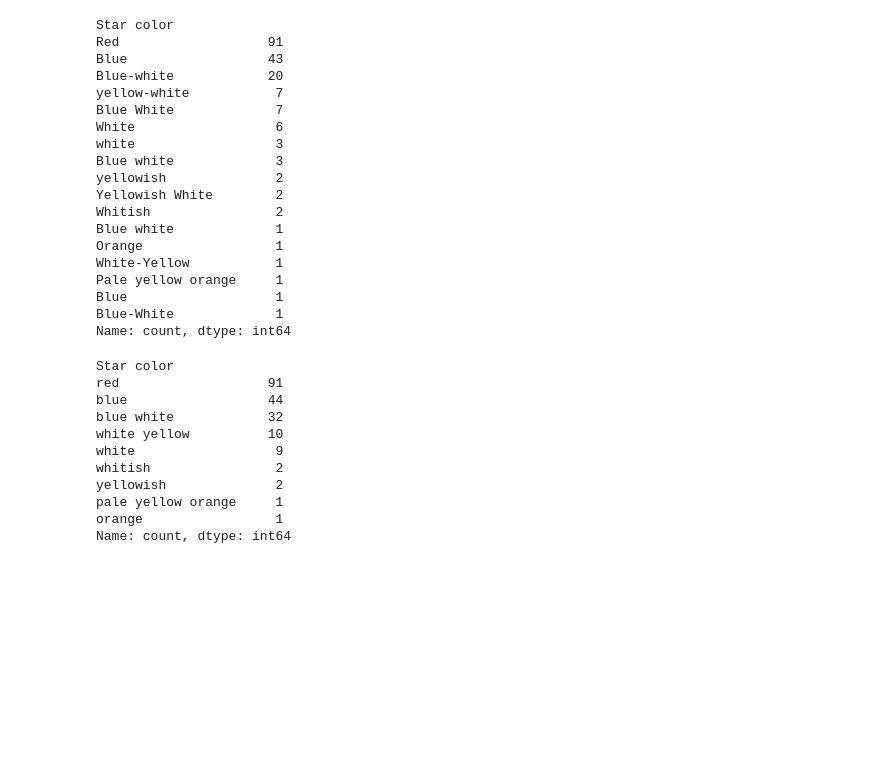
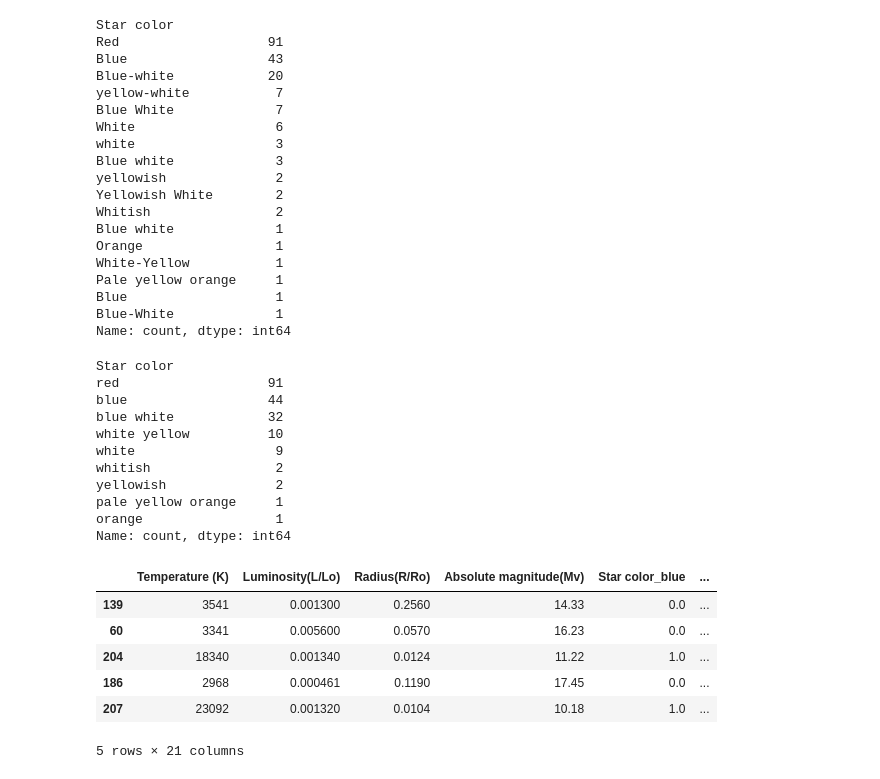
Before and after one commit to brigbrog/Star-Classifier, a Jupyter notebook: star_classifier_final.ipynb, the cells around one changed output. Drawn from its saved outputs; the diff is of its cells as text; code cells hidden in the pictures; blank space fills up the shorter version.

```diff
--- a/star_classifier_final.ipynb
+++ b/star_classifier_final.ipynb
@@ -221,4 +222,14 @@ encoded_stars = pd.DataFrame(encoded_data, columns = encoder.get_feature_names_o
 encoded_stars.index = stars.drop(["Star color", "Spectral Class"], axis=1).index
 stars_encoded = pd.concat([stars.drop(["Star color", "Spectral Class"], axis=1), encoded_stars], axis=1)
 # %%
-stars["log Luminosity"] = np.log10(stars["Luminosity(L/Lo)"])
+stars_encoded["log Luminosity"] = np.log10(stars["Luminosity(L/Lo)"])
+# %%
+stars_encoded.head()
+# %% [output]
+|  | Temperature (K) | Luminosity(L/Lo) | Radius(R/Ro) | Absolute magnitude(Mv) | Star color_blue | ... |
+| 139 | 3541 | 0.001300 | 0.2560 | 14.33 | 0.0 | ... |
+| 60 | 3341 | 0.005600 | 0.0570 | 16.23 | 0.0 | ... |
+| 204 | 18340 | 0.001340 | 0.0124 | 11.22 | 1.0 | ... |
+| 186 | 2968 | 0.000461 | 0.1190 | 17.45 | 0.0 | ... |
+| 207 | 23092 | 0.001320 | 0.0104 | 10.18 | 1.0 | ... |
+5 rows × 21 columns
```
Also changed, not shown: parts of 3 cells of this notebook.
